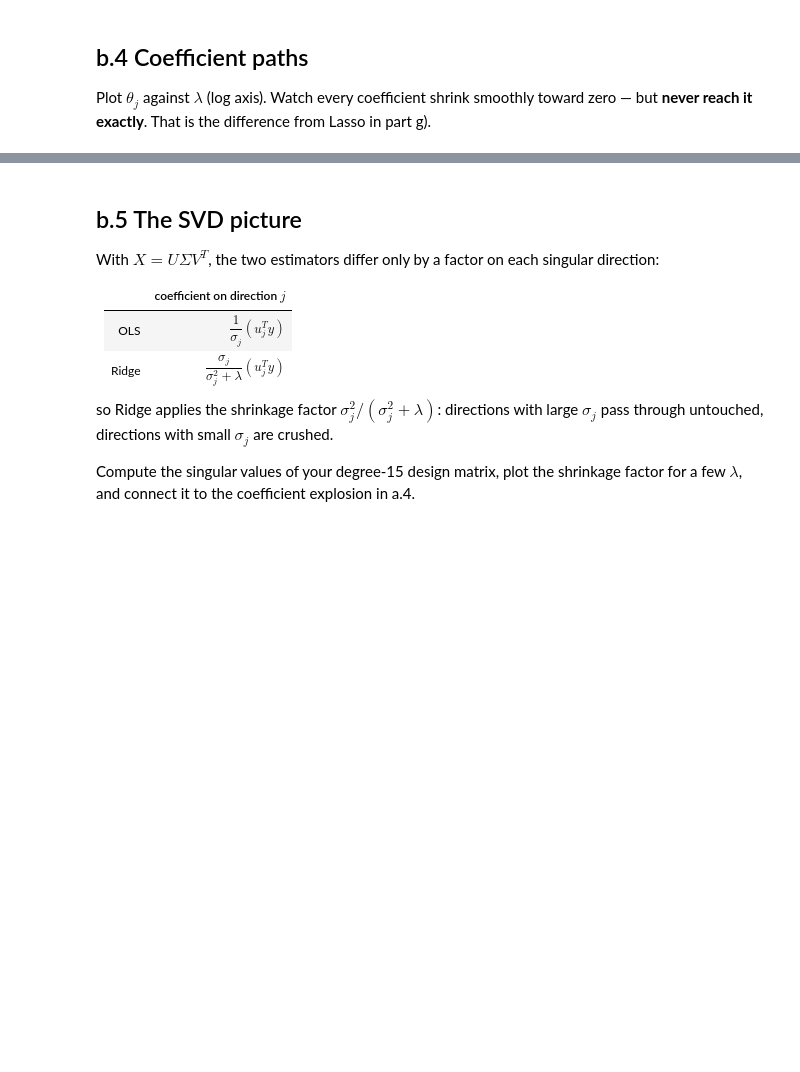
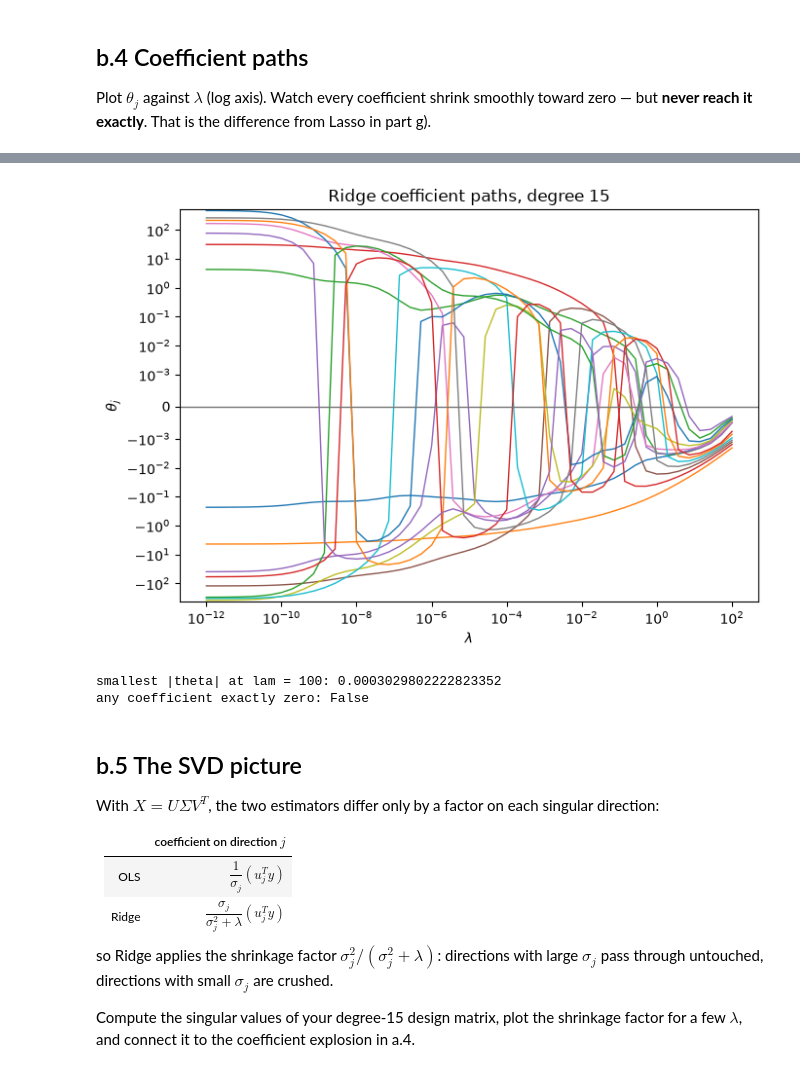
Before and after one commit to Parisa-amin/FYS-STK4155, a Jupyter notebook: Project1/code/Project1.ipynb, the cells around one changed output, grey strips where cells are left out. Drawn from its saved outputs; the diff is of its cells as text; code cells hidden in the pictures; blank space fills up the shorter version.

```diff
--- a/Project1/code/Project1.ipynb
+++ b/Project1/code/Project1.ipynb
@@ -508,3 +527,31 @@ part g).
+# %%
+lambdas_paths = np.logspace(-12, 2, 50)
+
+theta_paths = np.array([fit_predict(x_train, x_test, y_train, 15, lam=lam)[2]
+                          for lam in lambdas_paths])
+
+plt.figure(figsize=(7, 5))
+
+for j in range(theta_paths.shape[1]):
+      plt.semilogx(lambdas_paths, theta_paths[:, j], "-", linewidth=1)
+
+plt.axhline(0, color=GREY, linewidth=1)
+plt.yscale("symlog", linthresh=1e-3)
+
+plt.xlabel(r"$\lambda$")
+plt.ylabel(r"$\theta_j$")
+plt.title("Ridge coefficient paths, degree 15")
+
+plt.tight_layout()
+plt.savefig("../results/b4_coef_paths.pdf", bbox_inches="tight")
+plt.show()
+
+print("smallest |theta| at lam = 100:", np.min(np.abs(theta_paths[-1])))
+print("any coefficient exactly zero:", np.any(theta_paths == 0))
+# %% [output]
+[figure, added]
+smallest |theta| at lam = 100: 0.0003029802222823352
+any coefficient exactly zero: False
 # %% [markdown]
 ## b.5 The SVD picture
 
```
Also changed, not shown: parts of 1 cell of this notebook, 1 other file.
